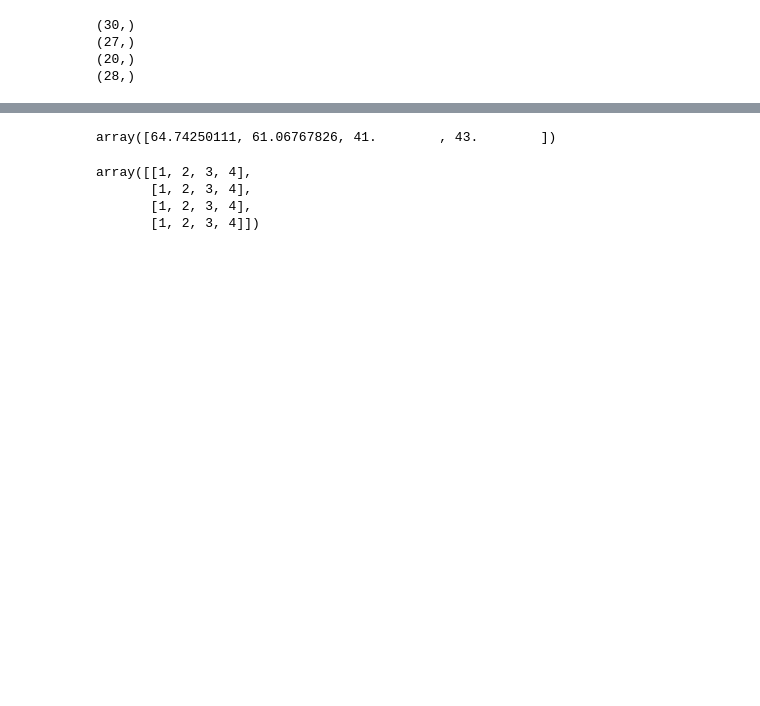
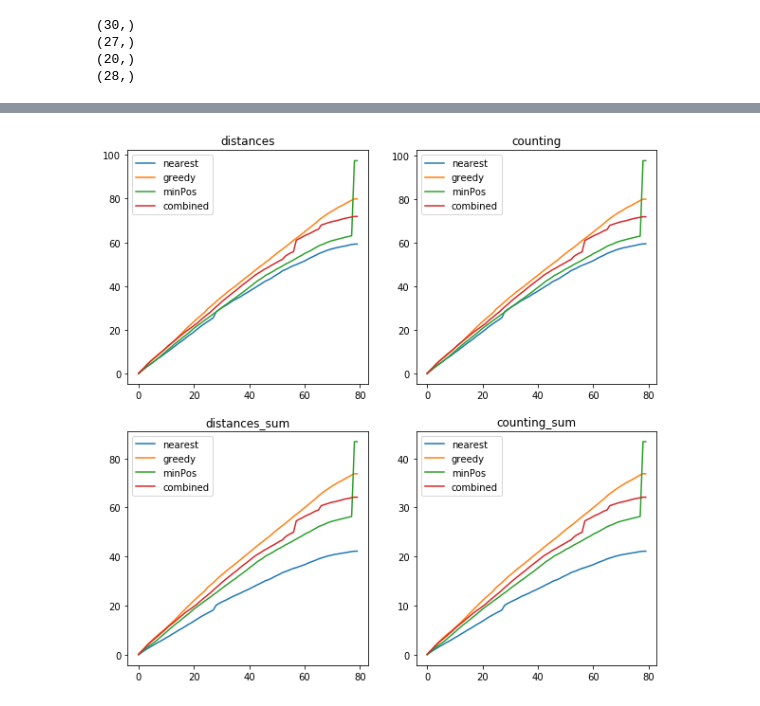
Before and after one commit to Icheler/coExplore, a Jupyter notebook: evaluation.ipynb, the cells around one changed output, grey strips where cells are left out. Cells and saved outputs as stored; diff of their text form; code cells hidden in the pictures; blank space fills up the shorter version.

```diff
--- a/evaluation.ipynb
+++ b/evaluation.ipynb
@@ -282,13 +249,0 @@ print(matrix_distance_nearest.shape)
-# %%
-matrix_distance_greedy[0][-1,1:]
-# %% [output]
-array([64.74250111, 61.06767826, 41.        , 43.        ])
-# %%
-testing_123 = np.array([1,2,3,4])
-testing_123 = np.tile(testing_123, (4,1))
-testing_123
-# %% [output]
-array([[1, 2, 3, 4],
-       [1, 2, 3, 4],
-       [1, 2, 3, 4],
-       [1, 2, 3, 4]])
@@ -294,0 +271,29 @@ array([[1, 2, 3, 4],
+# %%
+fig, ((ax1, ax2), (ax3, ax4)) = plt.subplots(2, 2)
+ax1.plot(nearest_distances_mean, label='nearest')
+ax1.plot(greedy_distances_mean, label='greedy')
+ax1.plot(minPos_distances_mean, label='minPos')
+ax1.plot(combined_distances_mean, label='combined')
+ax1.legend()
+ax1.set_title('distances')
+ax2.plot(nearest_counting_mean, label='nearest')
+ax2.plot(greedy_counting_mean, label='greedy')
+ax2.plot(minPos_counting_mean, label='minPos')
+ax2.plot(combined_counting_mean, label='combined')
+ax2.legend()
+ax2.set_title('counting')
+ax3.plot(nearest_distances_sum_mean, label='nearest')
+ax3.plot(greedy_distances_sum_mean, label='greedy')
+ax3.plot(minPos_distances_sum_mean, label='minPos')
+ax3.plot(combined_distances_sum_mean, label='combined')
+ax3.legend()
+ax3.set_title('distances_sum')
+ax4.plot(nearest_counting_sum_mean, label='nearest')
+ax4.plot(greedy_counting_sum_mean, label='greedy')
+ax4.plot(minPos_counting_sum_mean, label='minPos')
+ax4.plot(combined_counting_sum_mean, label='combined')
+ax4.legend()
+ax4.set_title('counting_sum')
+fig.set_size_inches(10, 10)
+# %% [output]
+[figure, added]
```
Also changed, not shown: parts of 13 cells of this notebook, 1 other file.
